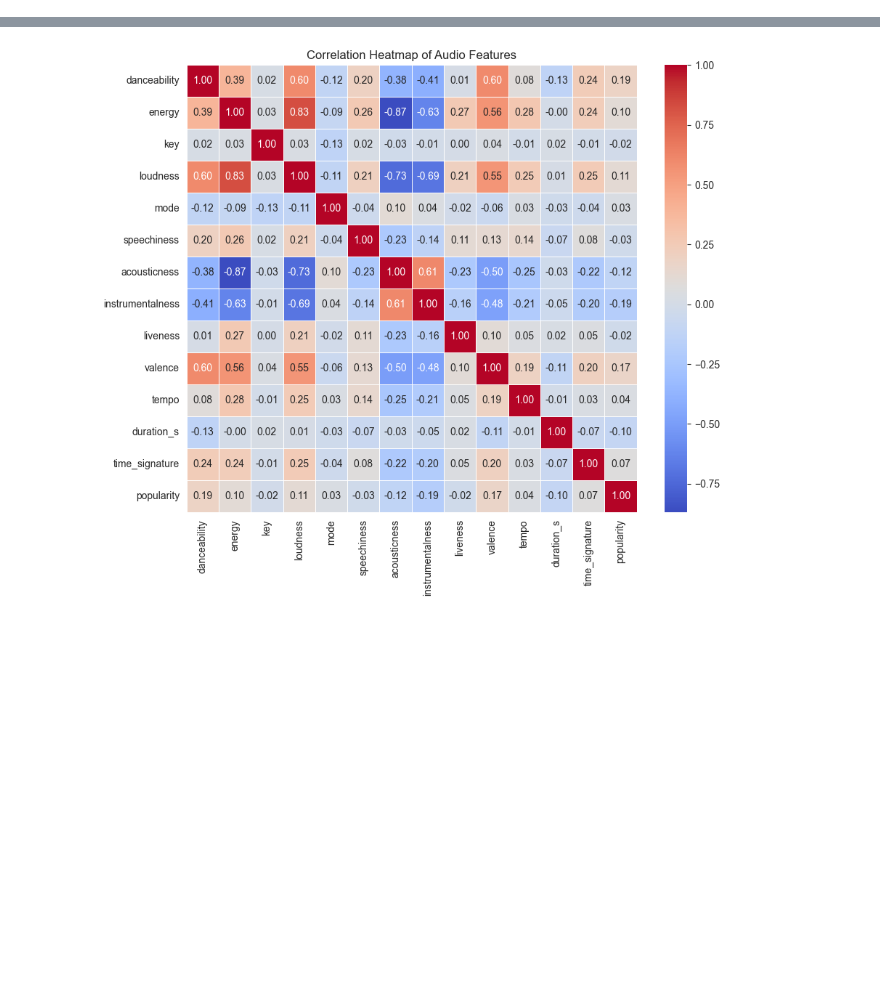
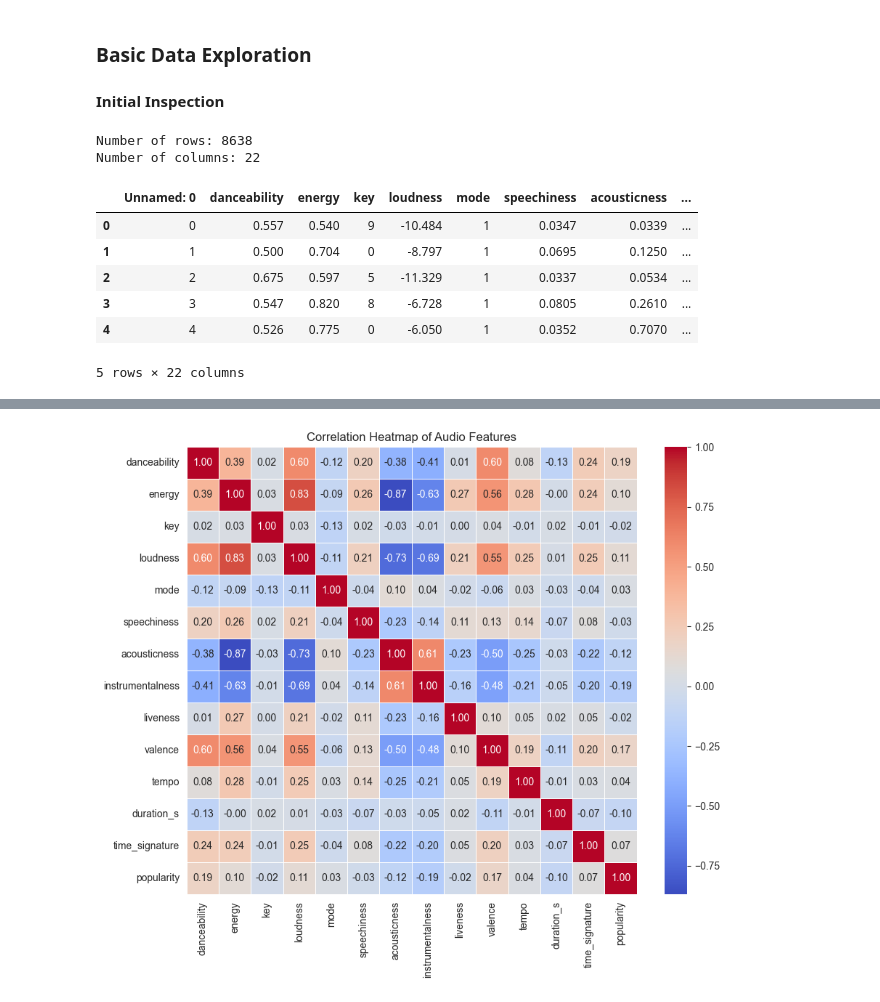
Before and after one commit to BryanZhang938/harmonic_horizons, a Jupyter notebook: src/data/process_data.ipynb, the cells around one changed output, grey strips where cells are left out. Cells and saved outputs as stored; diff of their text form; code cells hidden in the pictures; blank space fills up the shorter version.

```diff
--- a/src/data/process_data.ipynb
+++ b/src/data/process_data.ipynb
@@ -17,0 +92,19 @@ track_df = track_df.set_index('name')
+# %% [markdown]
+### Basic Data Exploration
+#### Initial Inspection
+# %%
+num_rows = df.shape[0]
+num_cols = df.shape[1]
+print(f"Number of rows: {num_rows}")
+print(f"Number of columns: {num_cols}")
+df.head()
+# %% [output]
+Number of rows: 8638
+Number of columns: 22
+|  | Unnamed: 0 | danceability | energy | key | loudness | mode | speechiness | acousticness | ... |
+| 0 | 0 | 0.557 | 0.540 | 9 | -10.484 | 1 | 0.0347 | 0.0339 | ... |
+| 1 | 1 | 0.500 | 0.704 | 0 | -8.797 | 1 | 0.0695 | 0.1250 | ... |
+| 2 | 2 | 0.675 | 0.597 | 5 | -11.329 | 1 | 0.0337 | 0.0534 | ... |
+| 3 | 3 | 0.547 | 0.820 | 8 | -6.728 | 1 | 0.0805 | 0.2610 | ... |
+| 4 | 4 | 0.526 | 0.775 | 0 | -6.050 | 1 | 0.0352 | 0.7070 | ... |
+5 rows × 22 columns
```
Also changed, not shown: parts of 51 cells of this notebook, 2 other files.
